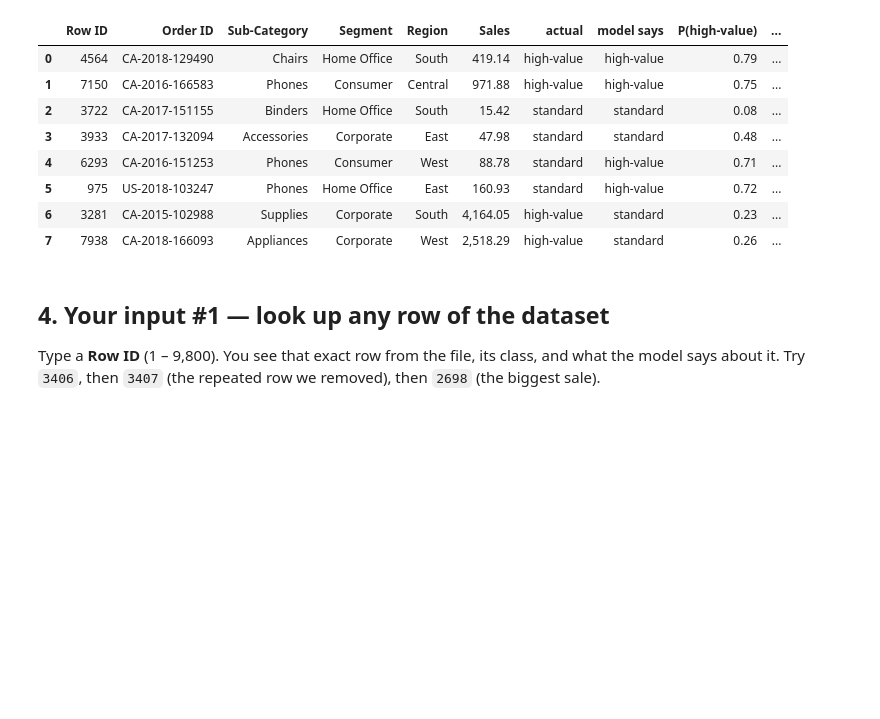
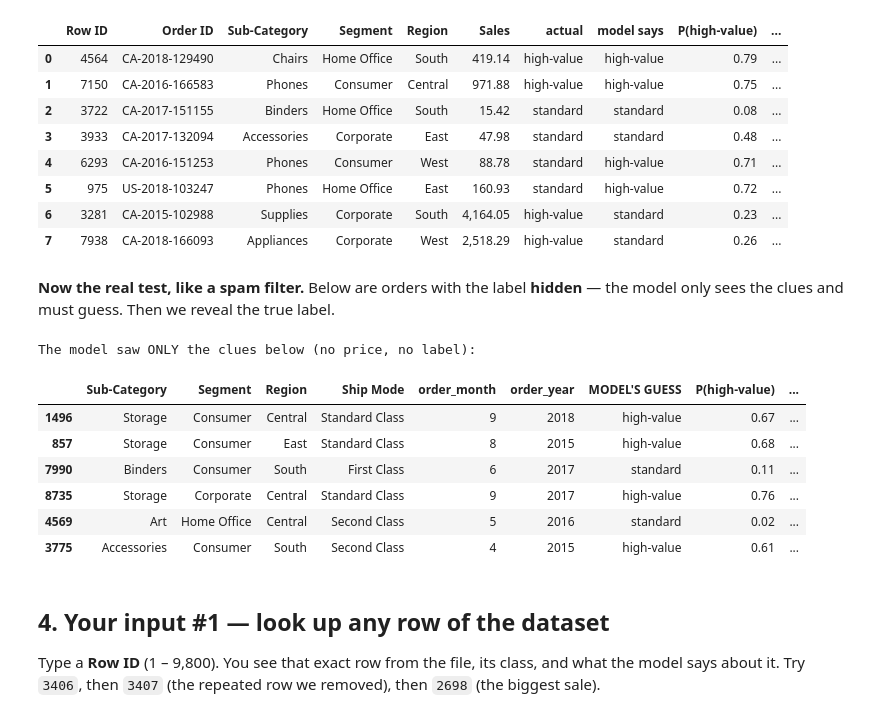
Before and after one commit to Abhishek222983101/sales-analytics-platform, a Jupyter notebook: dwm-project/DWM_Class_Demo.ipynb, the cells around one changed output. Saved outputs shown, nothing was run; the diff lists cells and outputs as text; code cells hidden in the pictures; blank space fills up the shorter version.

```diff
--- a/dwm-project/DWM_Class_Demo.ipynb
+++ b/dwm-project/DWM_Class_Demo.ipynb
@@ -221,6 +256,27 @@ pd.concat([ex[(ex["actual"] == a) & (ex["model says"] == m)].sample(2, random_st
 | 5 | 975 | US-2018-103247 | Phones | Home Office | East | 160.93 | standard | high-value | 0.72 | ... |
 | 6 | 3281 | CA-2015-102988 | Supplies | Corporate | South | 4,164.05 | high-value | standard | 0.23 | ... |
 | 7 | 7938 | CA-2018-166093 | Appliances | Corporate | West | 2,518.29 | high-value | standard | 0.26 | ... |
+# %% [markdown]
+**Now the real test, like a spam filter.** Below are orders with the label **hidden** — the model only sees the clues and must guess. Then we reveal the true label.
+# %%
+unlabelled = X_test.sample(6, random_state=21)                        # orders the model has never seen
+guess_ = model.predict(unlabelled); conf_ = model.predict_proba(unlabelled)[:, 1]
+view = unlabelled[["Sub-Category", "Segment", "Region", "Ship Mode", "order_month", "order_year"]].copy()
+view["MODEL'S GUESS"]  = np.where(guess_ == 1, "high-value", "standard")
+view["P(high-value)"]  = conf_.round(2)
+view["TRUE LABEL (revealed)"] = np.where(y_test.loc[unlabelled.index] == 1, "high-value", "standard")
+view["right?"] = np.where(view["MODEL'S GUESS"] == view["TRUE LABEL (revealed)"], "✔ yes", "✘ no")
+print("The model saw ONLY the clues below (no price, no label):")
+view
+# %% [output]
+The model saw ONLY the clues below (no price, no label):
+|  | Sub-Category | Segment | Region | Ship Mode | order_month | order_year | MODEL'S GUESS | P(high-value) | ... |
+| 1496 | Storage | Consumer | Central | Standard Class | 9 | 2018 | high-value | 0.67 | ... |
+| 857 | Storage | Consumer | East | Standard Class | 8 | 2015 | high-value | 0.68 | ... |
+| 7990 | Binders | Consumer | South | First Class | 6 | 2017 | standard | 0.11 | ... |
+| 8735 | Storage | Corporate | Central | Standard Class | 9 | 2017 | high-value | 0.76 | ... |
+| 4569 | Art | Home Office | Central | Second Class | 5 | 2016 | standard | 0.02 | ... |
+| 3775 | Accessories | Consumer | South | Second Class | 4 | 2015 | high-value | 0.61 | ... |
 # %% [markdown]
 ## 4. Your input #1 — look up any row of the dataset
 Type a **Row ID** (1 – 9,800). You see that exact row from the file, its class, and what the model says about it. Try `3406`, then `3407` (the repeated row we removed), then `2698` (the biggest sale).
```
Also changed, not shown: parts of 2 cells of this notebook, 2 other files.
